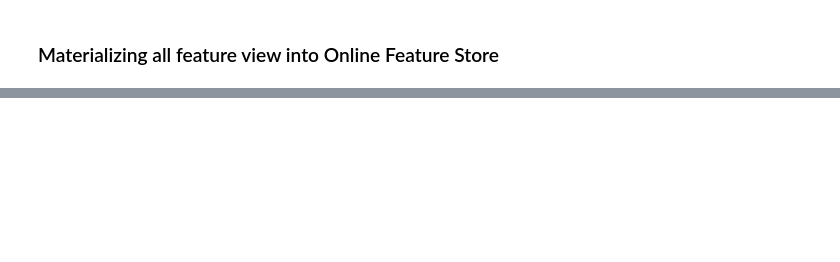
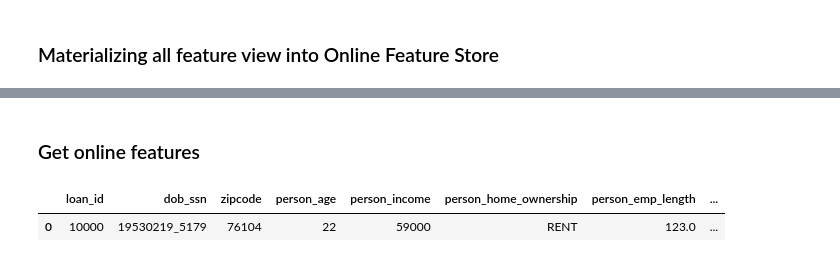
Before and after one commit to KiraKi-69/clear-feast-repo, a Jupyter notebook: Data preparation.ipynb, the cells around one changed output, grey strips where cells are left out. Drawn from its saved outputs; the diff is of its cells as text; code cells hidden in the pictures; blank space fills up the shorter version.

```diff
--- a/Data preparation.ipynb
+++ b/Data preparation.ipynb
@@ -374,0 +292,7 @@ store.materialize(
+# %% [markdown]
+### Get online features
+# %%
+loans.head(1)
+# %% [output]
+|  | loan_id | dob_ssn | zipcode | person_age | person_income | person_home_ownership | person_emp_length | ... |
+| 0 | 10000 | 19530219_5179 | 76104 | 22 | 59000 | RENT | 123.0 | ... |
```
Also changed, not shown: parts of 18 cells of this notebook, 1 other file.
